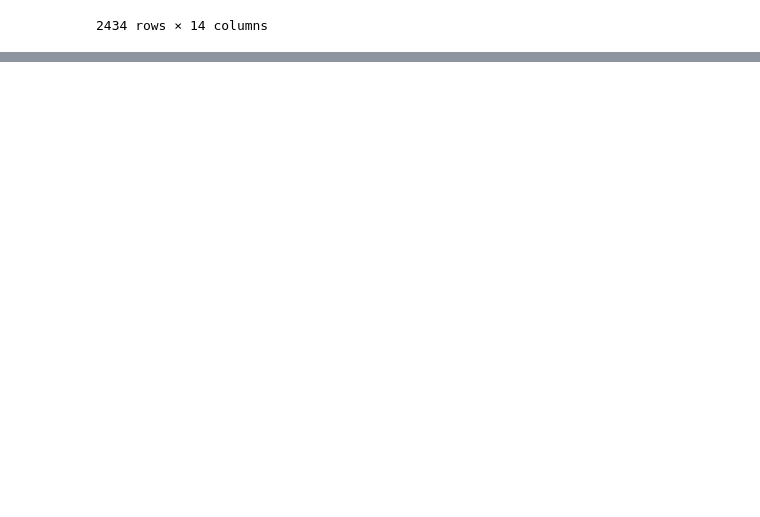
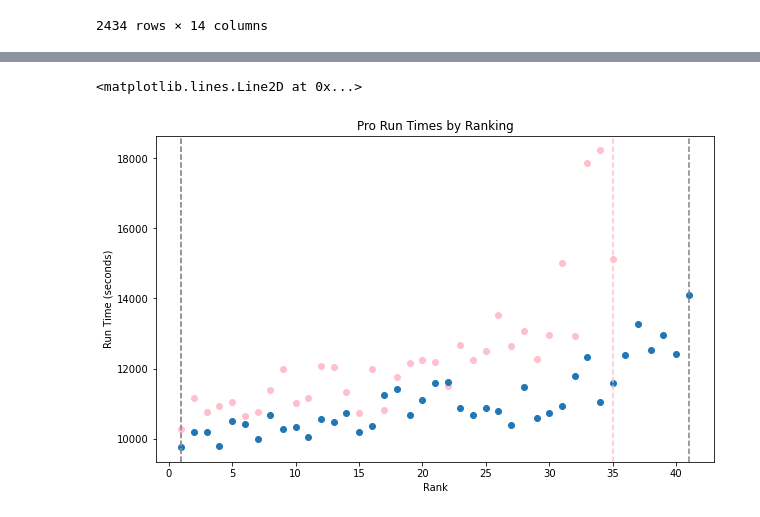
Before and after one commit to czaloumi/ironman-2019, a Jupyter notebook: ironman19.ipynb, the cells around one changed output, grey strips where cells are left out. Saved outputs shown, nothing was run; the diff lists cells and outputs as text; code cells hidden in the pictures; blank space fills up the shorter version.

```diff
--- a/ironman19.ipynb
+++ b/ironman19.ipynb
@@ -166,0 +197,21 @@ ax.axvline(1, c='r')
+# %%
+xf = fem_pro['Division Rank']
+yf = fem_pro['Run'].apply(lambda x: x.total_seconds())
+xm = male_pro['Division Rank']
+ym = male_pro['Run'].apply(lambda x: x.total_seconds())
+
+fig, ax = plt.subplots(figsize=(10,6))
+ax.scatter(xf, yf, c='pink')
+ax.scatter(xm, ym)
+
+ax.set_title('Pro Run Times by Ranking')
+ax.set_xlabel('Rank')
+ax.set_ylabel('Run Time (seconds)')
+
+ax.axvline(1, c='pink', linestyle="--")
+ax.axvline(xf.max(), c='pink', linestyle="--")
+ax.axvline(1, c='grey', linestyle="--")
+ax.axvline(xm.max(), c='grey', linestyle="--")
+# %% [output]
+<matplotlib.lines.Line2D at 0x...>
+[figure, added]
```
Also changed, not shown: parts of 11 cells of this notebook.
